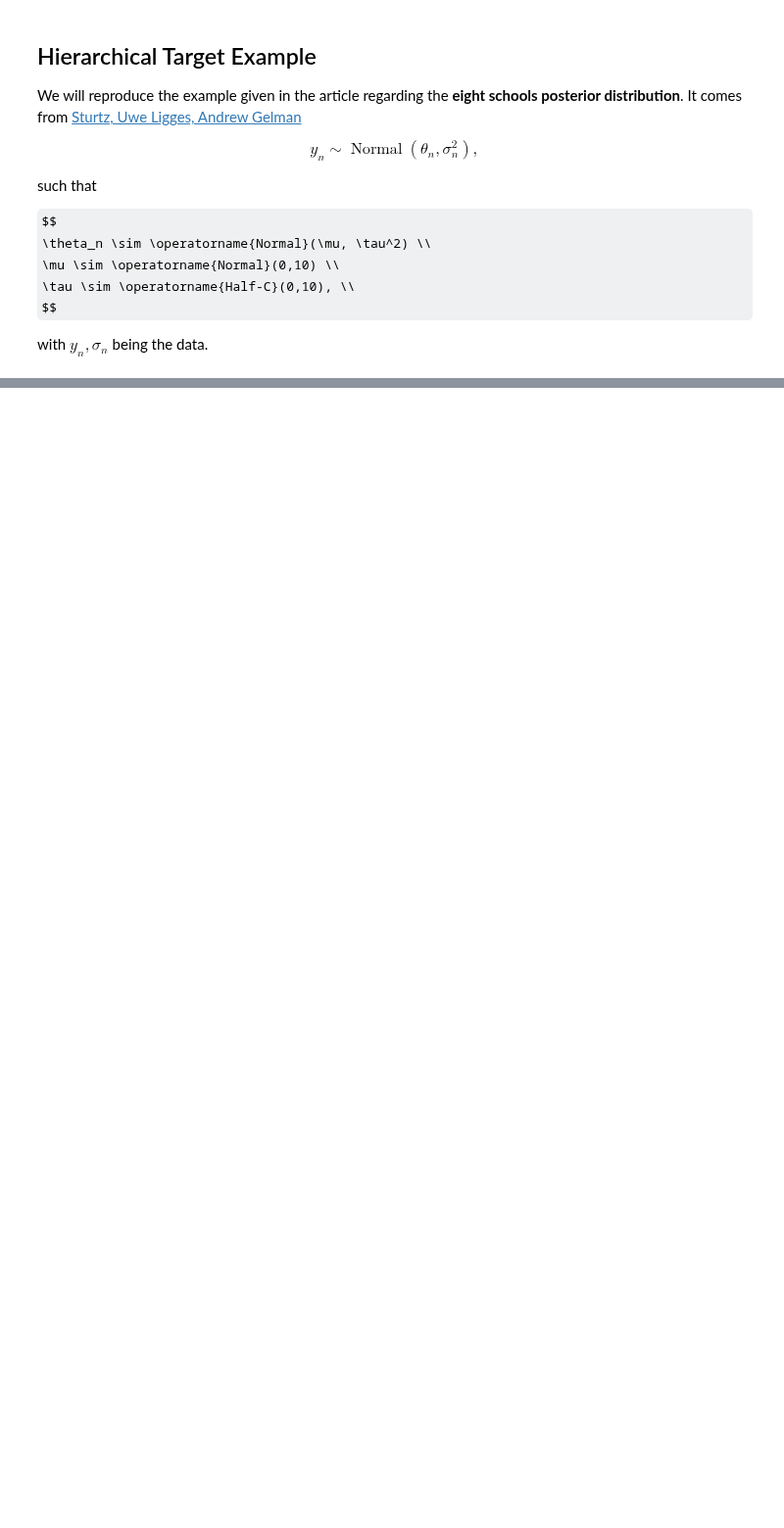
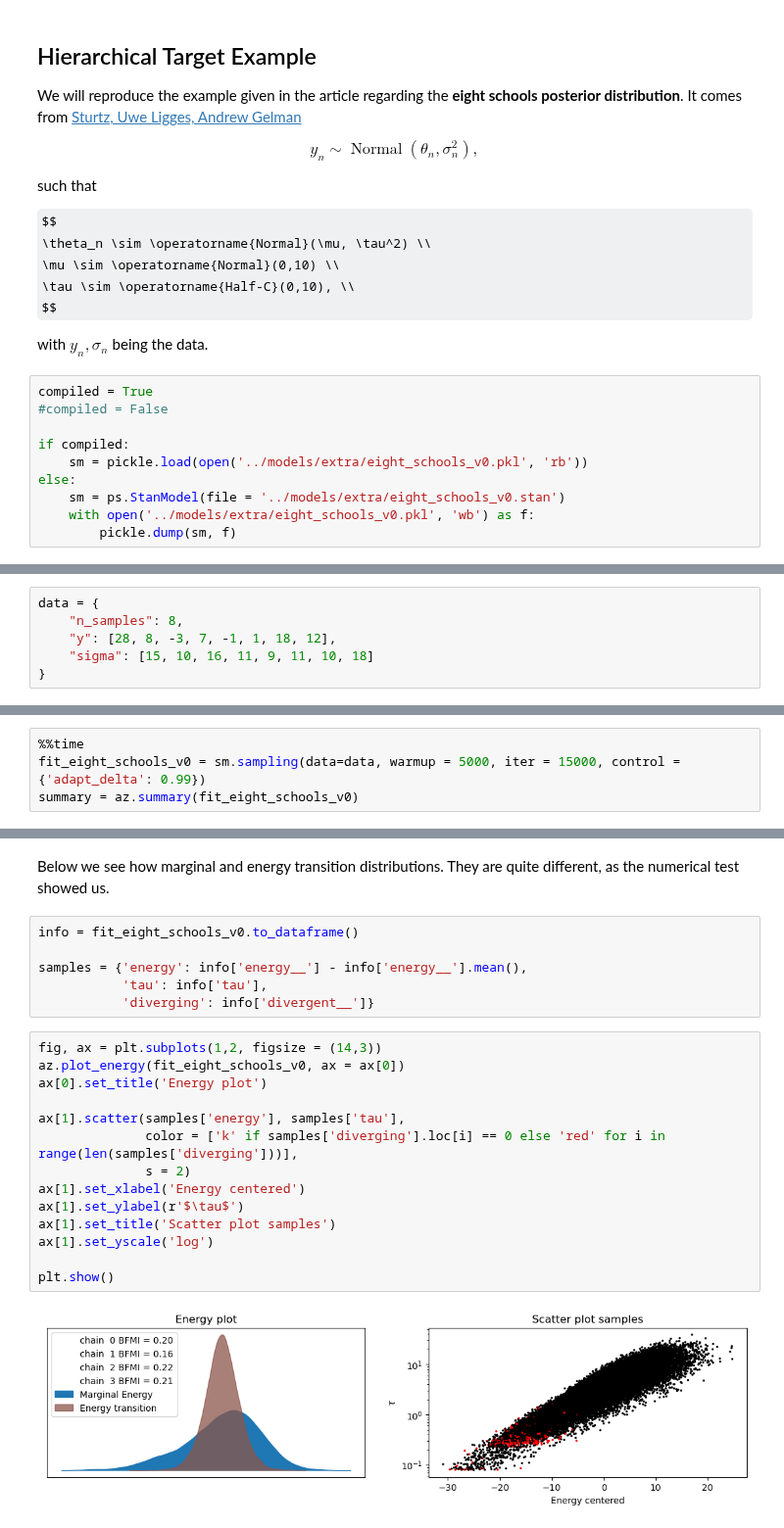
Before and after one commit to lucasmoschen/rds-bayesian-analysis-tcc, a Jupyter notebook: notebooks_book/energy.ipynb, the cells around one changed output, grey strips where cells are left out. Shown at 98% size. Saved outputs shown, nothing was run; the diff lists cells and outputs as text; some formulas as TeX source; blank space fills up the shorter version.

Commit message:
Added school models

```diff
--- a/notebooks_book/energy.ipynb
+++ b/notebooks_book/energy.ipynb
@@ -59,3 +65,13 @@ $$
 $$
 
 with $y_n, \sigma_n$ being the data.
+# %%
+compiled = True
+#compiled = False
+
+if compiled:
+    sm = pickle.load(open('../models/extra/eight_schools_v0.pkl', 'rb'))
+else:
+    sm = ps.StanModel(file = '../models/extra/eight_schools_v0.stan')
+    with open('../models/extra/eight_schools_v0.pkl', 'wb') as f:
+        pickle.dump(sm, f)
@@ -61,0 +102,6 @@ with $y_n, \sigma_n$ being the data.
+# %%
+data = {
+    "n_samples": 8,
+    "y": [28, 8, -3, 7, -1, 1, 18, 12],
+    "sigma": [15, 10, 16, 11, 9, 11, 10, 18]
+}
@@ -61,0 +130,4 @@ with $y_n, \sigma_n$ being the data.
+# %%
+%%time
+fit_eight_schools_v0 = sm.sampling(data=data, warmup = 5000, iter = 15000, control = {'adapt_delta': 0.99})
+summary = az.summary(fit_eight_schools_v0)
@@ -61,0 +142,24 @@ with $y_n, \sigma_n$ being the data.
+# %% [markdown]
+Below we see how marginal and energy transition distributions. They are quite different, as the numerical test showed us.
+# %%
+info = fit_eight_schools_v0.to_dataframe()
+
+samples = {'energy': info['energy__'] - info['energy__'].mean(),
+           'tau': info['tau'],
+           'diverging': info['divergent__']}
+# %%
+fig, ax = plt.subplots(1,2, figsize = (14,3))
+az.plot_energy(fit_eight_schools_v0, ax = ax[0])
+ax[0].set_title('Energy plot')
+
+ax[1].scatter(samples['energy'], samples['tau'],
+              color = ['k' if samples['diverging'].loc[i] == 0 else 'red' for i in range(len(samples['diverging']))],
+              s = 2)
+ax[1].set_xlabel('Energy centered')
+ax[1].set_ylabel(r'$\tau$')
+ax[1].set_title('Scatter plot samples')
+ax[1].set_yscale('log')
+
+plt.show()
+# %% [output]
+[figure, added]
```
Also changed, not shown: parts of 15 cells of this notebook, 5 other files.
